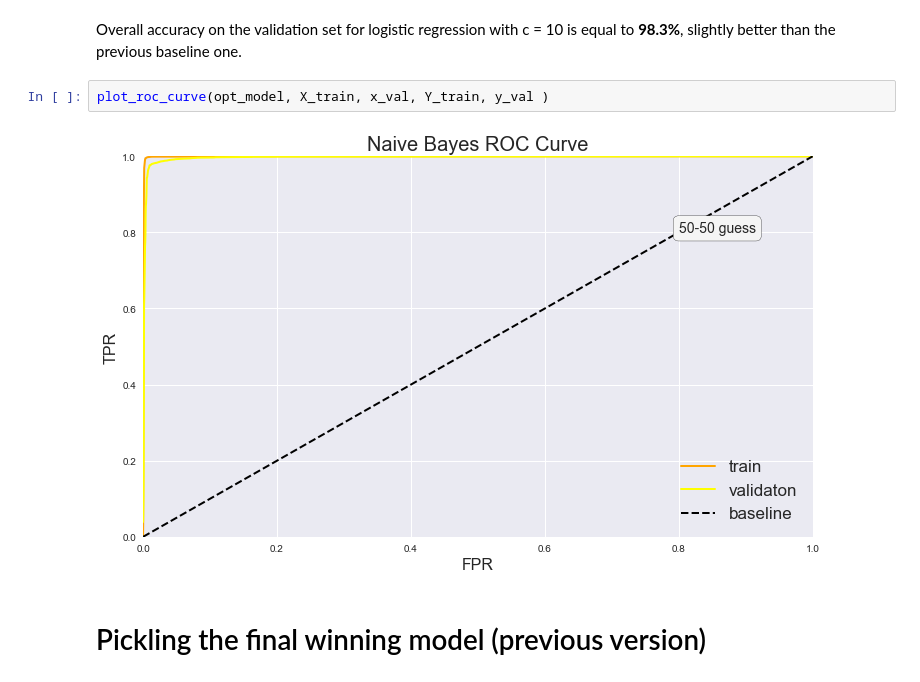
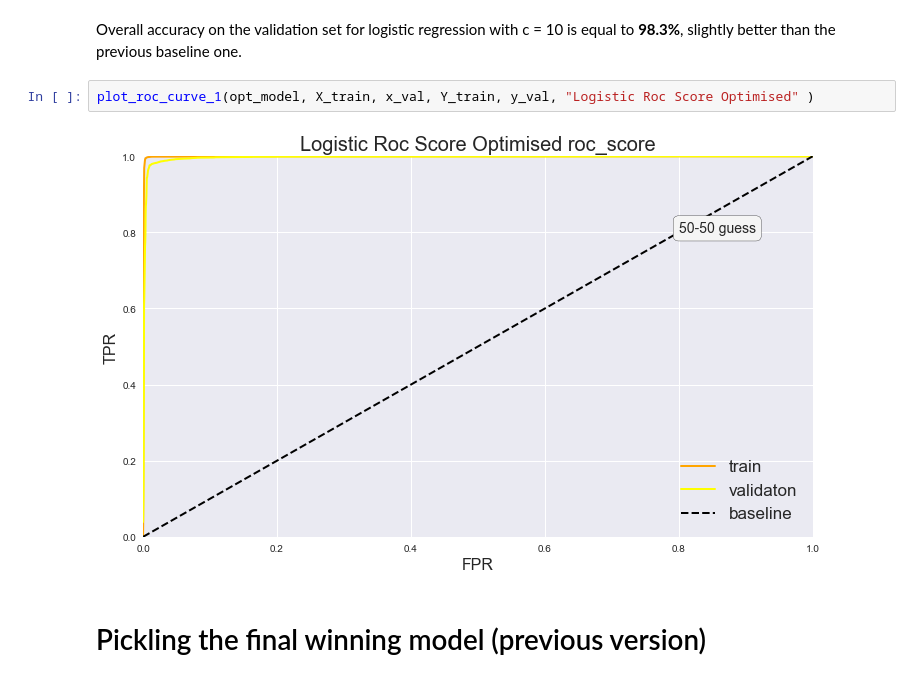
Before and after one commit to matteomm/twitter_sentiment_analysis_hatespeech, a Jupyter notebook: notebooks/modelling.ipynb, the cells around one changed output. Cells and saved outputs as stored; diff of their text form.

Commit message:
modelling done

```diff
--- a/notebooks/modelling.ipynb
+++ b/notebooks/modelling.ipynb
@@ -222,9 +226,9 @@ tn, fp, fn, tp
 # %% [markdown]
 Overall accuracy on the validation set for logistic regression with c = 10 is equal to **98.3%**, slightly better than the previous baseline one.
 # %%
-plot_roc_curve(opt_model, X_train, x_val, Y_train, y_val )
+plot_roc_curve_1(opt_model, X_train, x_val, Y_train, y_val, "Logistic Roc Score Optimised" )
 # %% [output]
-[figure, old version]
+[figure, new version]
 # %% [markdown]
 # Pickling the final winning model (previous version)
 # %%
```
Also changed, not shown: parts of 67 cells of this notebook, 2 other files.
